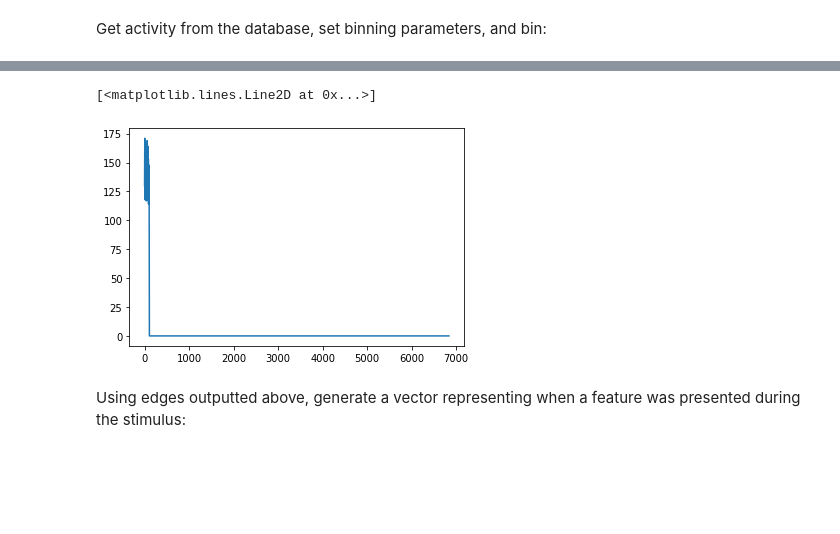
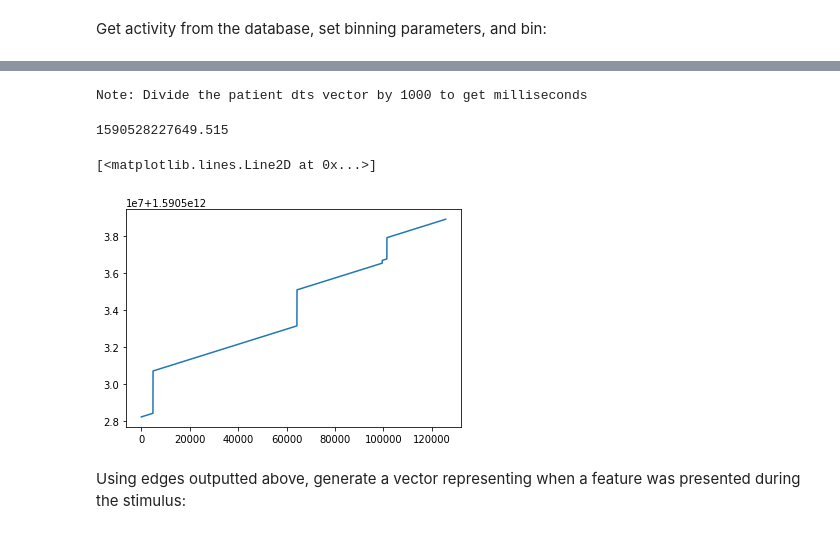
Before and after one commit to mackelab/epiphyte, a Jupyter notebook: analysis/example_analysis.ipynb, the cells around one changed output, grey strips where cells are left out. Saved outputs shown, nothing was run; the diff lists cells and outputs as text; code cells hidden in the pictures; blank space fills up the shorter version.

```diff
--- a/analysis/example_analysis.ipynb
+++ b/analysis/example_analysis.ipynb
@@ -85,8 +106,17 @@ plt.plot(rectime)
+# %%
+dts = get_dts_of_patient(patient_id, session_nr)
+dts = dts /  1000
+# %% [output]
+Note: Divide the patient dts vector by 1000 to get milliseconds
+# %%
+dts[0]
+# %% [output]
+1590528227649.515
 # %%
-plt.plot(binned_spikes)
+plt.plot(dts)
 # %% [output]
 [<matplotlib.lines.Line2D at 0x...>]
-[figure, old version]
+[figure, new version]
 # %% [markdown]
 Using edges outputted above, generate a vector representing when a feature was presented during the stimulus:
 # %%
```
Also changed, not shown: parts of 31 cells of this notebook, 10 other files.
